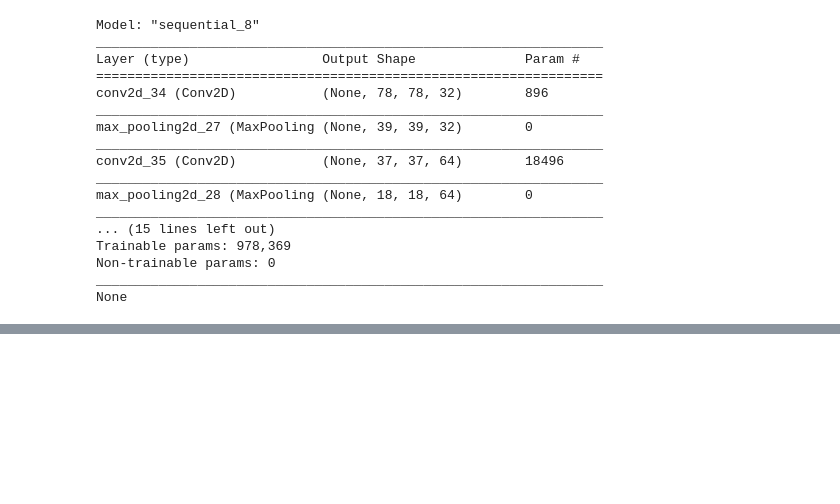
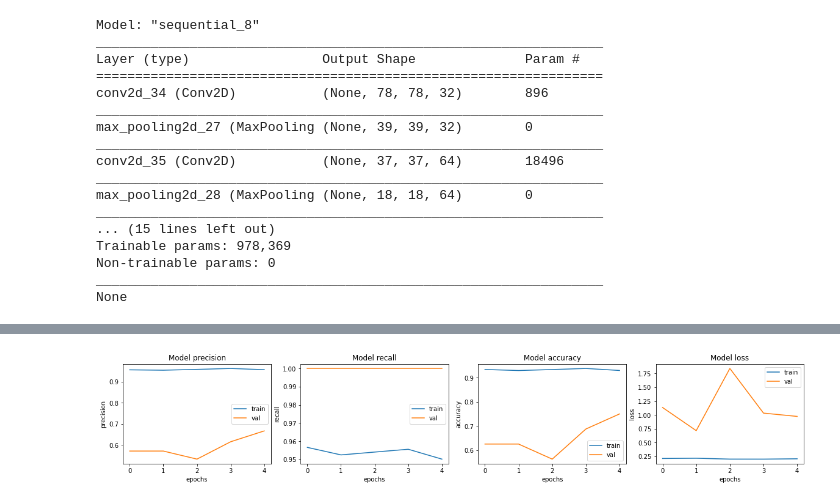
Before and after one commit to eduardoluiz7/CNN-ImageClassification, a Jupyter notebook: CNN-ImageClassification.ipynb, the cells around one changed output, grey strips where cells are left out. Drawn from its saved outputs; the diff is of its cells as text; code cells hidden in the pictures; blank space fills up the shorter version.

Commit message:
Model v1 with inference

```diff
--- a/CNN-ImageClassification.ipynb
+++ b/CNN-ImageClassification.ipynb
@@ -91,7 +91,10 @@ model = tf.keras.Sequential(
 # %%
 model.compile(optimizer='adam',
               loss= 'binary_crossentropy',
-              metrics=['accuracy'])
+              metrics=['accuracy',
+                      tf.keras.metrics.Precision(name = 'precision'),
+                    tf.keras.metrics.Recall(name = 'recall')
+                      ])
 # %%
 from tensorflow.keras.callbacks import EarlyStopping
 callbacks = [
@@ -118,6 +121,6 @@ Non-trainable params: 0
 _________________________________________________________________
 None
 # %%
-history = model.fit(training_set, validation_data = test_set, epochs=600, callbacks= callbacks)
+history = model.fit(training_set, validation_data = val_set, epochs=600, callbacks= callbacks)
 # %% [output]
 Epoch 1/600
@@ -139,0 +136,13 @@ Epoch 14/600
+# %%
+fig, ax = plt.subplots(1, 4, figsize = (20, 3))
+ax = ax.ravel()
+
+for i, met in enumerate(['precision', 'recall', 'accuracy', 'loss']):
+    ax[i].plot(history.history[met])
+    ax[i].plot(history.history['val_' + met])
+    ax[i].set_title('Model {}'.format(met))
+    ax[i].set_xlabel('epochs')
+    ax[i].set_ylabel(met)
+    ax[i].legend(['train', 'val'])
+# %% [output]
+[figure, added]
```
Also changed, not shown: parts of 10 cells of this notebook, 1 other file.
